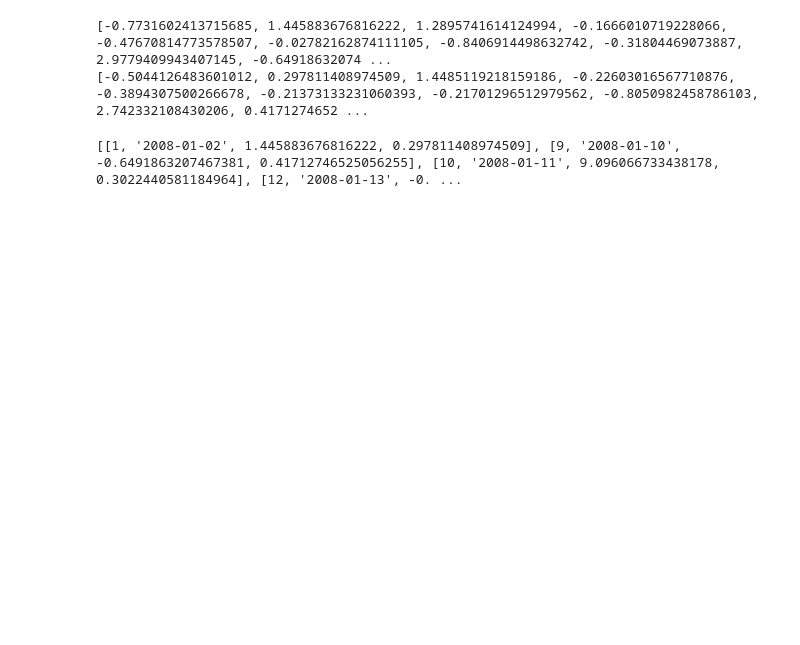
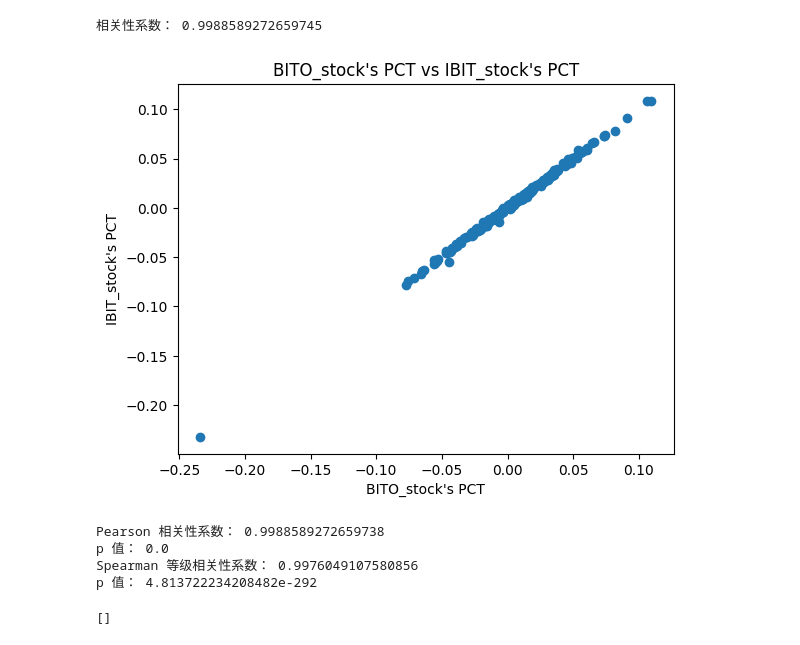
Before and after one commit to 13141440/BTC_data_analyzation, a Jupyter notebook: code/analyze.ipynb, the cells around one changed output. Drawn from its saved outputs; the diff is of its cells as text; code cells hidden in the pictures; blank space fills up the shorter version.

```diff
--- a/code/analyze.ipynb
+++ b/code/analyze.ipynb
@@ -16,54 +16,73 @@ def add_day(date, days):
 #getdata
 
 
-datadata1 = [1.764052345967664, 0.4001572083672233, 0.9787379841057392, 2.240893199201458, 1.8675579901499675, 0.977277879876411, 0.9500884175255894, 0.1513572082976979, 0.10321885179355784, 0.41059850193837233, 0.144043571160878, 1.454273506962975, 0.7610377251469934, 0.12167501649282841, 0.44386323274542566, 0.33367432737426683, 1.4940790731576061, 0.20515826376580087, 0.31306770165090136, 0.8540957393017248, 2.5529898158340787, 0.6536185954403606, 0.8644361988595057, 0.7421650204064419, 2.2697546239876076, 1.4543656745987648, 0.04575851730144607, 0.1871838500258336, 1.5327792143584575, 1.469358769900285]
+# datadata1 = [1.764052345967664, 0.4001572083672233, 0.9787379841057392, 2.240893199201458, 1.8675579901499675, 0.977277879876411, 0.9500884175255894, 0.1513572082976979, 0.10321885179355784, 0.41059850193837233, 0.144043571160878, 1.454273506962975, 0.7610377251469934, 0.12167501649282841, 0.44386323274542566, 0.33367432737426683, 1.4940790731576061, 0.20515826376580087, 0.31306770165090136, 0.8540957393017248, 2.5529898158340787, 0.6536185954403606, 0.8644361988595057, 0.7421650204064419, 2.2697546239876076, 1.4543656745987648, 0.04575851730144607, 0.1871838500258336, 1.5327792143584575, 1.469358769900285]
 
-datadata2 = [2.4444900454649066, 1.2114583477420486, 1.5722444651970389, 3.849659317044043, 2.9795201838121526, 1.8192034039105907, 1.4303826366487944, 1.1199710593994645, 0.21828432404214673, 0.8168924346299092, 1.1576407052694442, 1.5075307298732392, 0.5063140884776233, 0.6672108788182483, 0.07923314656105851, 1.4723220838860467, 2.0343091193565352, 0.0659900100716776, 1.4310725657165444, 2.021401004669799, 4.763264203964403, 1.4334502222982335, 0.8660414557619074, 2.0682800071591796, 3.2706302505057216, 2.5827767097963448, 0.5422637598390431, 0.2032707284933333, 2.6062085067107263, 2.6651414906336908]
+# datadata2 = [2.4444900454649066, 1.2114583477420486, 1.5722444651970389, 3.849659317044043, 2.9795201838121526, 1.8192034039105907, 1.4303826366487944, 1.1199710593994645, 0.21828432404214673, 0.8168924346299092, 1.1576407052694442, 1.5075307298732392, 0.5063140884776233, 0.6672108788182483, 0.07923314656105851, 1.4723220838860467, 2.0343091193565352, 0.0659900100716776, 1.4310725657165444, 2.021401004669799, 4.763264203964403, 1.4334502222982335, 0.8660414557619074, 2.0682800071591796, 3.2706302505057216, 2.5827767097963448, 0.5422637598390431, 0.2032707284933333, 2.6062085067107263, 2.6651414906336908]
 
-
+name1="BITO_stock"
+name2="IBIT_stock"
+file1="/home/eric/Desktop/code/BTC_data_analyzation/datas/"+name1+"_data.csv"
+file2="/home/eric/Desktop/code/BTC_data_analyzation/datas/"+name2+"_data.csv"
+datadata1=pd.read_csv(file1)
+datadata2=pd.read_csv(file2)
+datadata1=datadata1["Open"].tolist()
+datadata2=datadata2["Open"].tolist()
 data1= pd.Series(datadata1).pct_change().tolist()
 data2= pd.Series(datadata2).pct_change().tolist()
 data1.remove(data1[0])
 data2.remove(data2[0])
+data1.reverse()
+data2.reverse()
+lenmin=min(len(data1),len(data2))
+data1=data1[:lenmin]
+data2=data2[:lenmin]
+data1.reverse()
+data2.reverse()
+st="2024-01-11"
+et="2025-01-14"
 
-st="2008-01-01"
-et="2008-01-30"
-
-print(data1)
-print(data2)
+# print(data1)
+# print(data2)
-# %% [output]
-[-0.7731602413715685, 1.445883676816222, 1.2895741614124994, -0.1666010719228066, -0.47670814773578507, -0.02782162874111105, -0.8406914498632742, -0.31804469073887, 2.9779409943407145, -0.64918632074 ...
-[-0.5044126483601012, 0.297811408974509, 1.4485119218159186, -0.22603016567710876, -0.3894307500266678, -0.21373133231060393, -0.21701296512979562, -0.8050982458786103, 2.742332108430206, 0.4171274652 ...
 # %%
 
 def Method1():
     # 定义两组数据
     np.random.seed(0)
     BITO = data1
     BTC = data2
 
     # 计算相关性
     correlation_coef = np.corrcoef(BITO, BTC)[0, 1]
     print("相关性系数：", correlation_coef)
 
     # 绘制散点图
     plt.scatter(BITO, BTC)
-    plt.xlabel("BITO")
-    plt.ylabel("BTC")
-    plt.title("BITO vs BTC")
+    plt.xlabel(name1+"'s PCT")
+    plt.ylabel(name2+"'s PCT")
+    plt.title(name1+"'s PCT vs "+name2+"'s PCT")
     plt.show()
 
     # 计算 pearson 相关性
     from scipy.stats import pearsonr
     pearson_coef, p_value = pearsonr(BITO, BTC)
     print("Pearson 相关性系数：", pearson_coef)
     print("p 值：", p_value)
 
     # 计算 spearman 等级相关性
     from scipy.stats import spearmanr
     spearman_coef, p_value = spearmanr(BITO, BTC)
     print("Spearman 等级相关性系数：", spearman_coef)
     print("p 值：", p_value)
+
+Method1()
+# %% [output]
+相关性系数： 0.9988589272659745
+[figure, added]
+Pearson 相关性系数： 0.9988589272659738
+p 值： 0.0
+Spearman 等级相关性系数： 0.9976049107580856
+p 值： 4.813722234208482e-292
 # %%
 #绘制pct直方图
 def Method2():
@@ -102,7 +121,7 @@ def Method3():
 
 unusualList=Method3()
 # %% [output]
-[[1, '2008-01-02', 1.445883676816222, 0.297811408974509], [9, '2008-01-10', -0.6491863207467381, 0.41712746525056255], [10, '2008-01-11', 9.096066733438178, 0.3022440581184964], [12, '2008-01-13', -0. ...
+[]
 # %%
 import numpy as np
 import matplotlib.pyplot as plt
```
Also changed, not shown: parts of 4 cells of this notebook, 1 other file.
